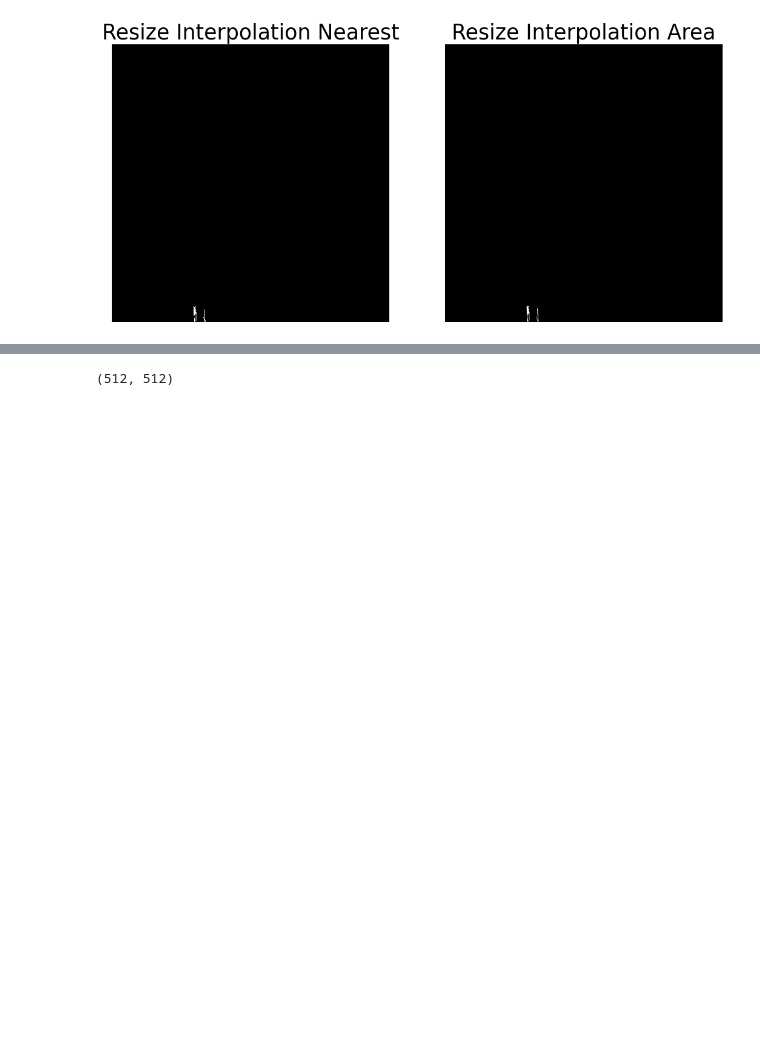
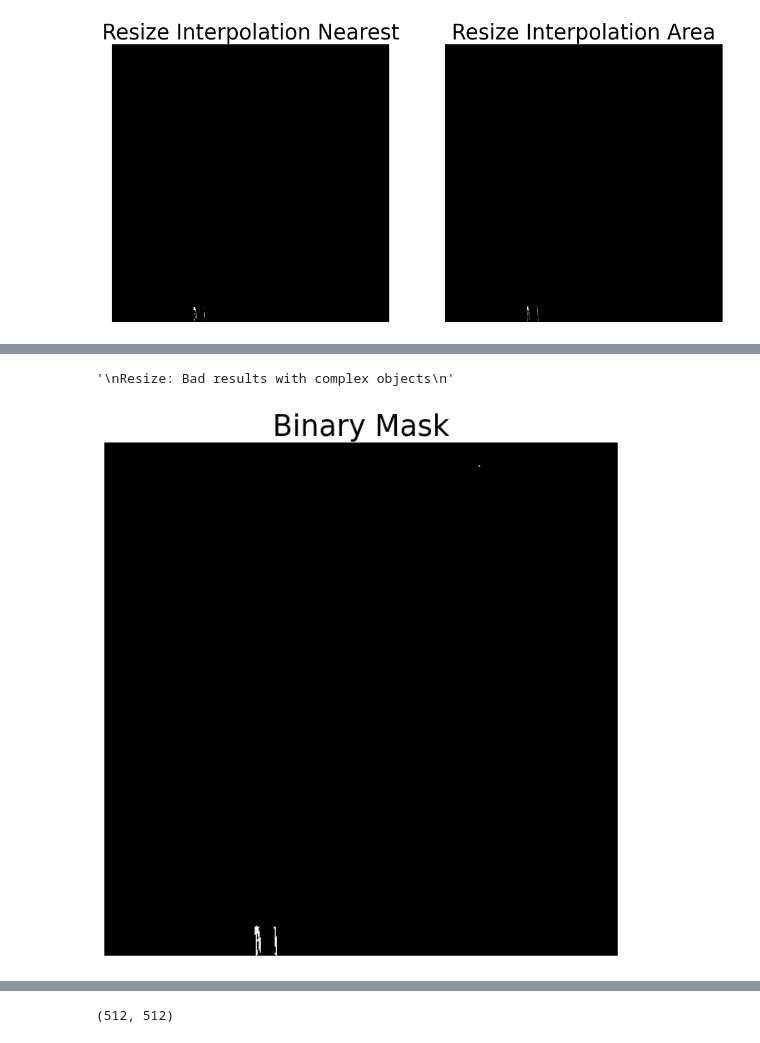
Before and after one commit to rpgouveia/pucpr_pibiti_semantic_segmentation, a Jupyter notebook: study_color_conversion_v2/walker_resize.ipynb, the cells around one changed output, grey strips where cells are left out. Cells and saved outputs as stored; diff of their text form; code cells hidden in the pictures; blank space fills up the shorter version.

```diff
--- a/study_color_conversion_v2/walker_resize.ipynb
+++ b/study_color_conversion_v2/walker_resize.ipynb
@@ -165,20 +180,23 @@ plt.axis('off')
 # %%
 # Morphologic Operation
-# # 3. Post-processing
-# kernel = np.ones((2,2), np.uint8)
-# mask = cv.morphologyEx(mask, cv.MORPH_OPEN, kernel)  # Remove small noise
-# mask = cv.morphologyEx(mask, cv.MORPH_CLOSE, kernel) # Close small holes
+# 3. Post-processing
+kernel = np.ones((1,1), np.uint8)
+mask3 = cv.morphologyEx(mask2a, cv.MORPH_OPEN, kernel)  # Remove small noise
+mask3 = cv.morphologyEx(mask3, cv.MORPH_CLOSE, kernel) # Close small holes
 
-# # dilated_mask = cv.dilate(mask, kernel, iterations=2)
-# # eroded_mask = cv.erode(mask, kernel, iterations=1)
+# dilated_mask = cv.dilate(mask2b, kernel, iterations=1)
+# eroded_mask = cv.erode(mask2b, kernel, iterations=1)
 
-# plt.figure(figsize=[8,8])
-# # plt.imshow(dilated_mask, cmap='gray')
-# # plt.imshow(eroded_mask, cmap='gray')
-# plt.imshow(mask, cmap='gray')
-# plt.title("Binary Mask",fontdict={'fontsize': 25})
-# plt.axis('off')
+plt.figure(figsize=[8,8])
+# plt.imshow(dilated_mask, cmap='gray')
+# plt.imshow(eroded_mask, cmap='gray')
+plt.imshow(mask3, cmap='gray')
+plt.title("Binary Mask",fontdict={'fontsize': 25})
+plt.axis('off')
 
 """
 Resize: Bad results with complex objects
 """
+# %% [output]
+'\nResize: Bad results with complex objects\n'
+[figure, added]
```
Also changed, not shown: parts of 19 cells of this notebook, 2 other files.
